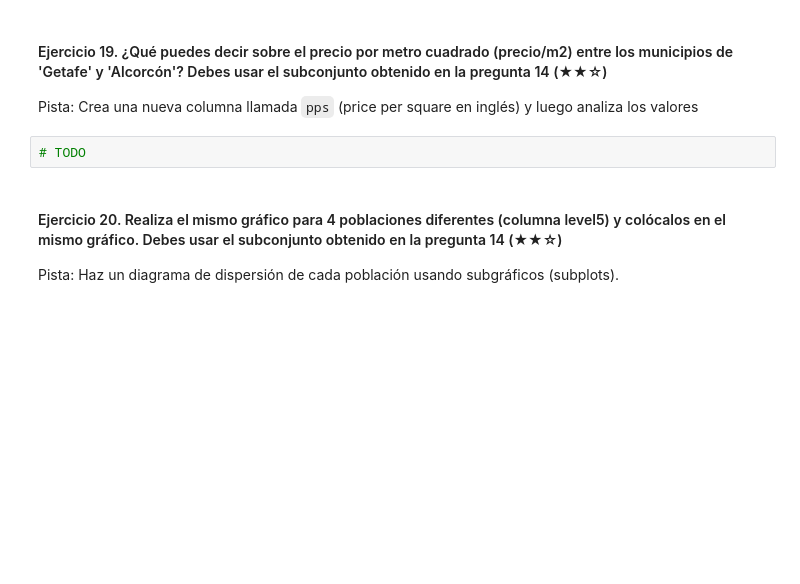
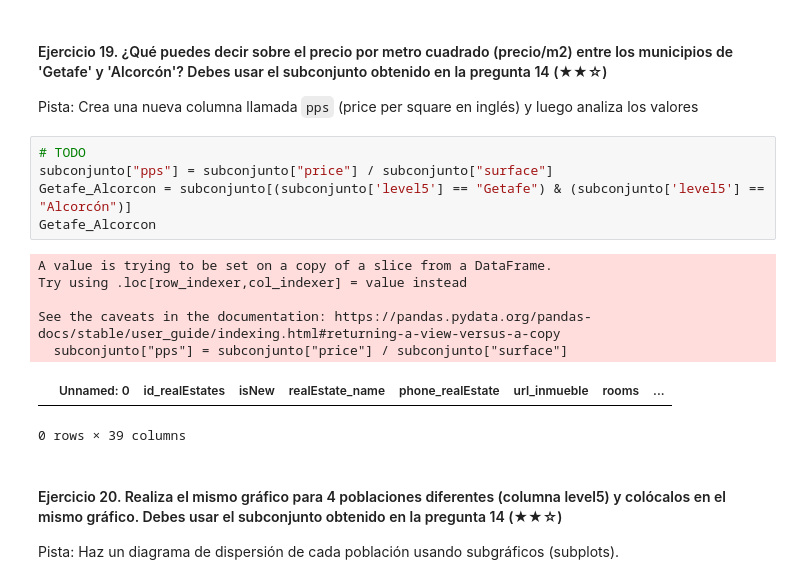
Before and after one commit to IrVallejo/realestate-datacleanup-exercise, a Jupyter notebook: project.es.ipynb, the cells around one changed output. Cells and saved outputs as stored; diff of their text form; blank space fills up the shorter version.

```diff
--- a/project.es.ipynb
+++ b/project.es.ipynb
@@ -382,6 +407,17 @@ Pista: Puedes ayudarte revisando la demostración multihist de Matplotlib.
 Pista: Crea una nueva columna llamada `pps` (price per square en inglés) y luego analiza los valores
 # %%
 # TODO
+subconjunto["pps"] = subconjunto["price"] / subconjunto["surface"]
+Getafe_Alcorcon = subconjunto[(subconjunto['level5'] == "Getafe") & (subconjunto['level5'] == "Alcorcón")]
+Getafe_Alcorcon
+# %% [output]
+A value is trying to be set on a copy of a slice from a DataFrame.
+Try using .loc[row_indexer,col_indexer] = value instead
+
+See the caveats in the documentation: https://pandas.pydata.org/pandas-docs/stable/user_guide/indexing.html#returning-a-view-versus-a-copy
+  subconjunto["pps"] = subconjunto["price"] / subconjunto["surface"]
+|  | Unnamed: 0 | id_realEstates | isNew | realEstate_name | phone_realEstate | url_inmueble | rooms | ... |
+0 rows × 39 columns
 # %% [markdown]
 #### Ejercicio 20. Realiza el mismo gráfico para 4 poblaciones diferentes (columna level5) y colócalos en el mismo gráfico. Debes usar el subconjunto obtenido en la pregunta 14 (★★☆)
 Pista: Haz un diagrama de dispersión de cada población usando subgráficos (subplots).
```
Also changed, not shown: parts of 6 cells of this notebook.
